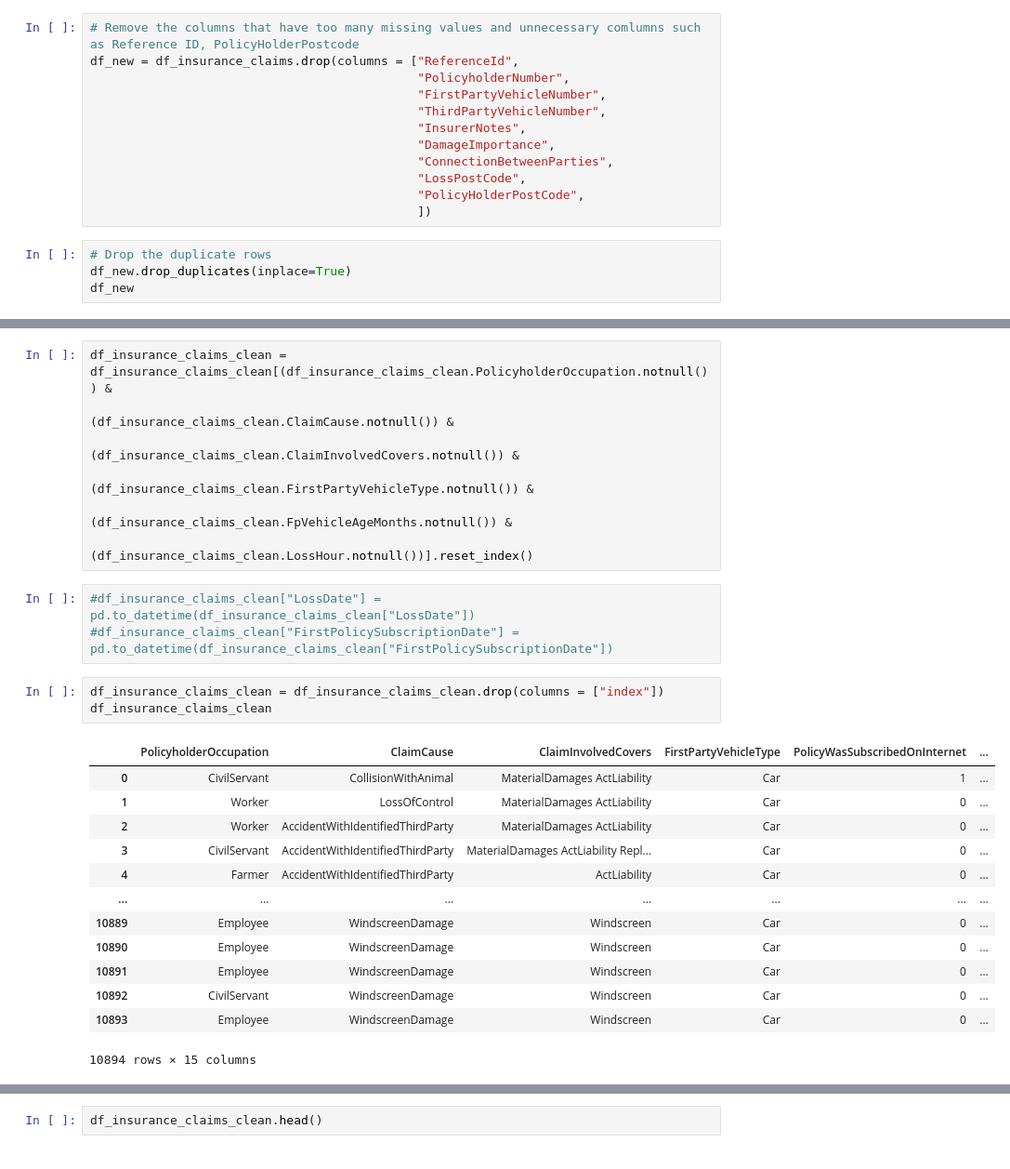
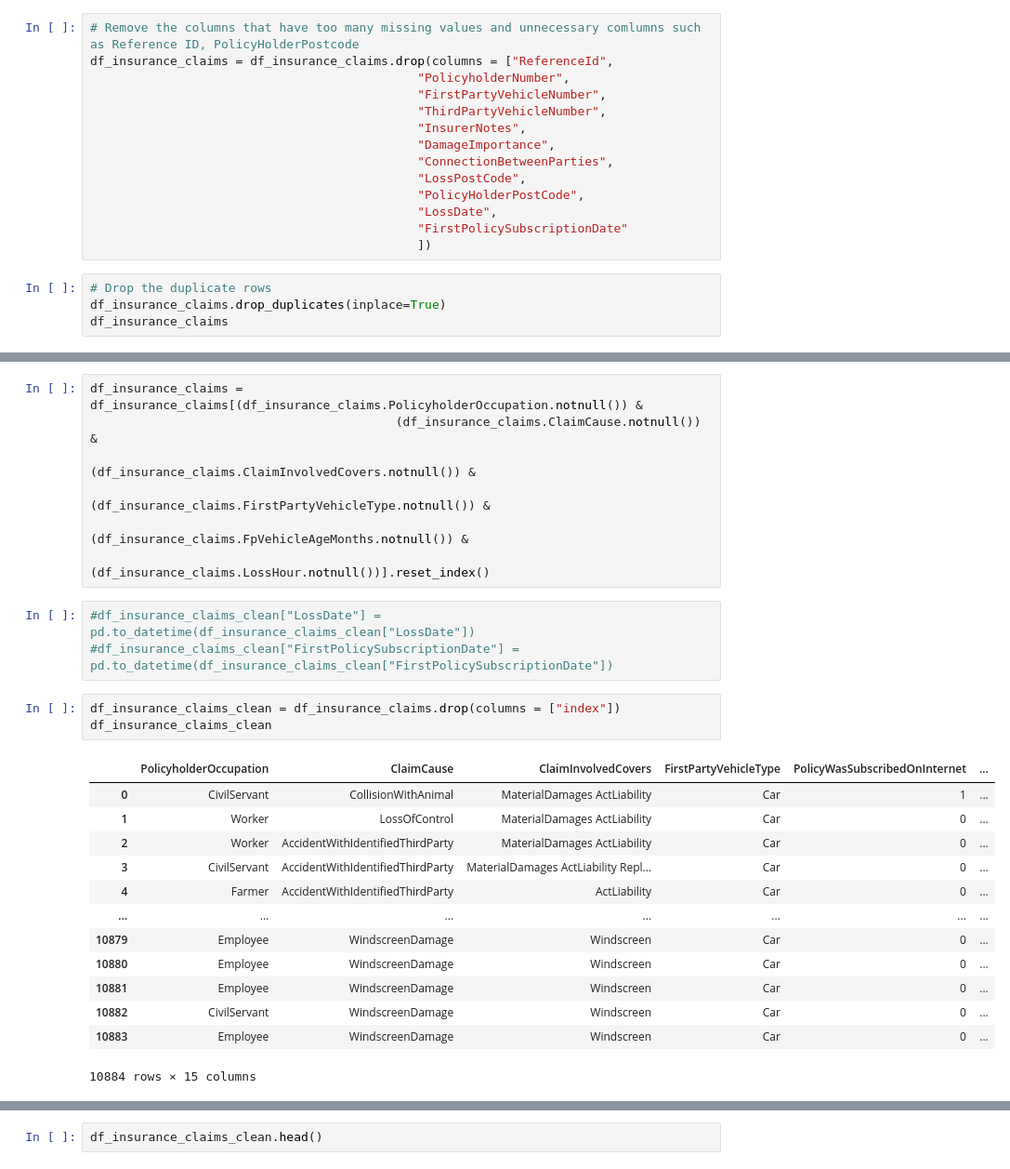
Before and after one commit to jill-data/DL-Insurance-Fraud-Detection, a Jupyter notebook: DT 2nd model.ipynb, the cells around one changed output, grey strips where cells are left out. Shown: that part at 93% size. Drawn from its saved outputs; the diff is of its cells as text.

```diff
--- a/DT 2nd model.ipynb
+++ b/DT 2nd model.ipynb
@@ -70,6 +82,6 @@ df_insurance_claims.corr(method ='pearson')
 # %%
 # Remove the columns that have too many missing values and unnecessary comlumns such as Reference ID, PolicyHolderPostcode
-df_new = df_insurance_claims.drop(columns = ["ReferenceId",
+df_insurance_claims = df_insurance_claims.drop(columns = ["ReferenceId",
                                              "PolicyholderNumber",
                                              "FirstPartyVehicleNumber",
                                              "ThirdPartyVehicleNumber",
@@ -78,9 +90,11 @@ df_new = df_insurance_claims.drop(columns = ["ReferenceId",
                                              "ConnectionBetweenParties",
                                              "LossPostCode",
                                              "PolicyHolderPostCode",
+                                             "LossDate",
+                                             "FirstPolicySubscriptionDate"
                                              ])
 # %%
 # Drop the duplicate rows
-df_new.drop_duplicates(inplace=True)
-df_new
+df_insurance_claims.drop_duplicates(inplace=True)
+df_insurance_claims
 # %% [output]
@@ -446,30 +431,30 @@ df_insurance_claims_clean = df_insurance_claims.drop(columns = ["ReferenceId",
 # %%
-df_insurance_claims_clean = df_insurance_claims_clean[(df_insurance_claims_clean.PolicyholderOccupation.notnull()) &
-                                                      (df_insurance_claims_clean.ClaimCause.notnull()) &
-                                                      (df_insurance_claims_clean.ClaimInvolvedCovers.notnull()) &
-                                                      (df_insurance_claims_clean.FirstPartyVehicleType.notnull()) &
-                                                      (df_insurance_claims_clean.FpVehicleAgeMonths.notnull()) &
-                                                      (df_insurance_claims_clean.LossHour.notnull())].reset_index()
+df_insurance_claims = df_insurance_claims[(df_insurance_claims.PolicyholderOccupation.notnull()) &
+                                          (df_insurance_claims.ClaimCause.notnull()) &
+                                          (df_insurance_claims.ClaimInvolvedCovers.notnull()) &
+                                          (df_insurance_claims.FirstPartyVehicleType.notnull()) &
+                                          (df_insurance_claims.FpVehicleAgeMonths.notnull()) &
+                                          (df_insurance_claims.LossHour.notnull())].reset_index()
 # %%
 #df_insurance_claims_clean["LossDate"] = pd.to_datetime(df_insurance_claims_clean["LossDate"])
 #df_insurance_claims_clean["FirstPolicySubscriptionDate"] = pd.to_datetime(df_insurance_claims_clean["FirstPolicySubscriptionDate"])
 # %%
-df_insurance_claims_clean = df_insurance_claims_clean.drop(columns = ["index"])
+df_insurance_claims_clean = df_insurance_claims.drop(columns = ["index"])
 df_insurance_claims_clean
 # %% [output]
 |  | PolicyholderOccupation | ClaimCause | ClaimInvolvedCovers | FirstPartyVehicleType | PolicyWasSubscribedOnInternet | ... |
 | 0 | CivilServant | CollisionWithAnimal | MaterialDamages ActLiability | Car | 1 | ... |
 | 1 | Worker | LossOfControl | MaterialDamages ActLiability | Car | 0 | ... |
 | 2 | Worker | AccidentWithIdentifiedThirdParty | MaterialDamages ActLiability | Car | 0 | ... |
 | 3 | CivilServant | AccidentWithIdentifiedThirdParty | MaterialDamages ActLiability Repl... | Car | 0 | ... |
 | 4 | Farmer | AccidentWithIdentifiedThirdParty | ActLiability | Car | 0 | ... |
 | ... | ... | ... | ... | ... | ... | ... |
-| 10889 | Employee | WindscreenDamage | Windscreen | Car | 0 | ... |
-| 10890 | Employee | WindscreenDamage | Windscreen | Car | 0 | ... |
-| 10891 | Employee | WindscreenDamage | Windscreen | Car | 0 | ... |
-| 10892 | CivilServant | WindscreenDamage | Windscreen | Car | 0 | ... |
-| 10893 | Employee | WindscreenDamage | Windscreen | Car | 0 | ... |
+| 10879 | Employee | WindscreenDamage | Windscreen | Car | 0 | ... |
+| 10880 | Employee | WindscreenDamage | Windscreen | Car | 0 | ... |
+| 10881 | Employee | WindscreenDamage | Windscreen | Car | 0 | ... |
+| 10882 | CivilServant | WindscreenDamage | Windscreen | Car | 0 | ... |
+| 10883 | Employee | WindscreenDamage | Windscreen | Car | 0 | ... |
-10894 rows × 15 columns
+10884 rows × 15 columns
 # %%
 df_insurance_claims_clean.info()
 # %% [output]
```
Also changed, not shown: parts of 18 cells of this notebook, 1 other file.
